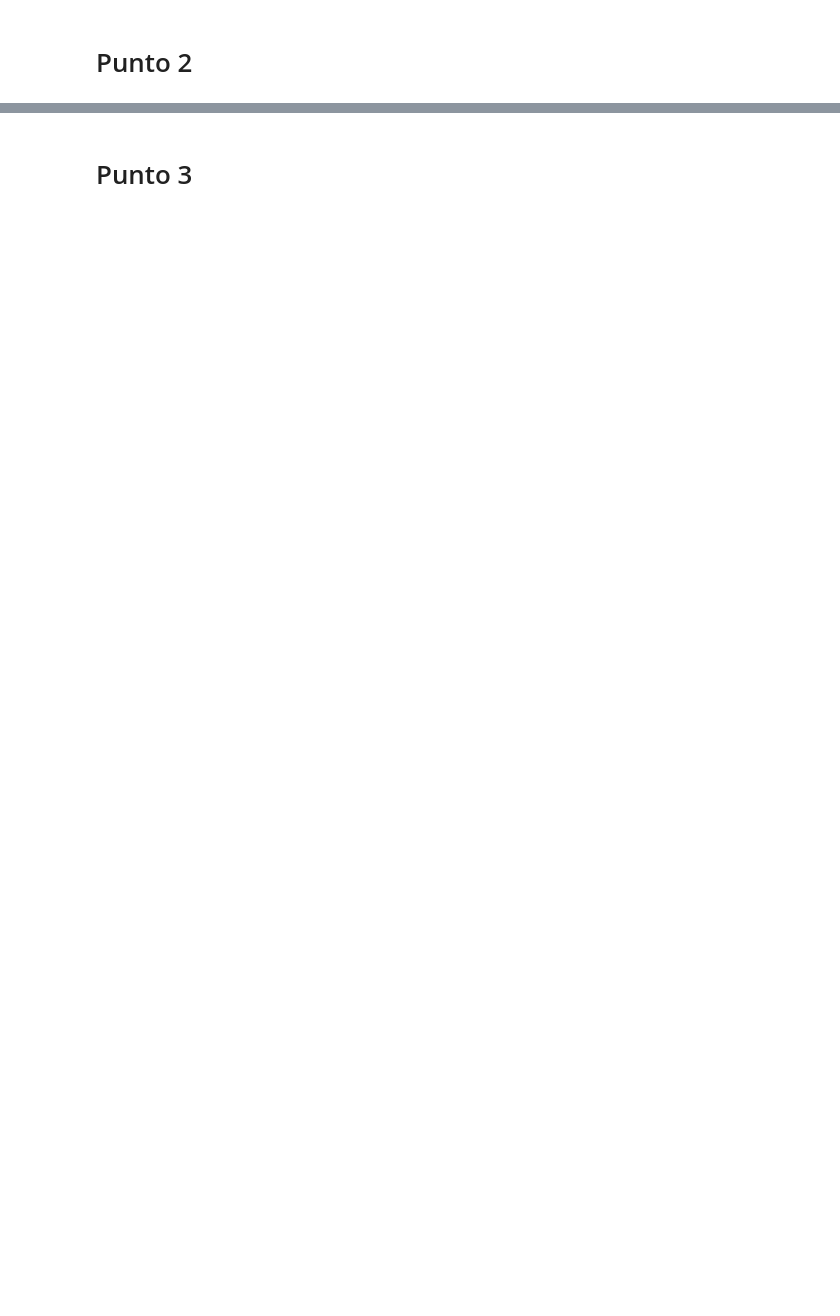
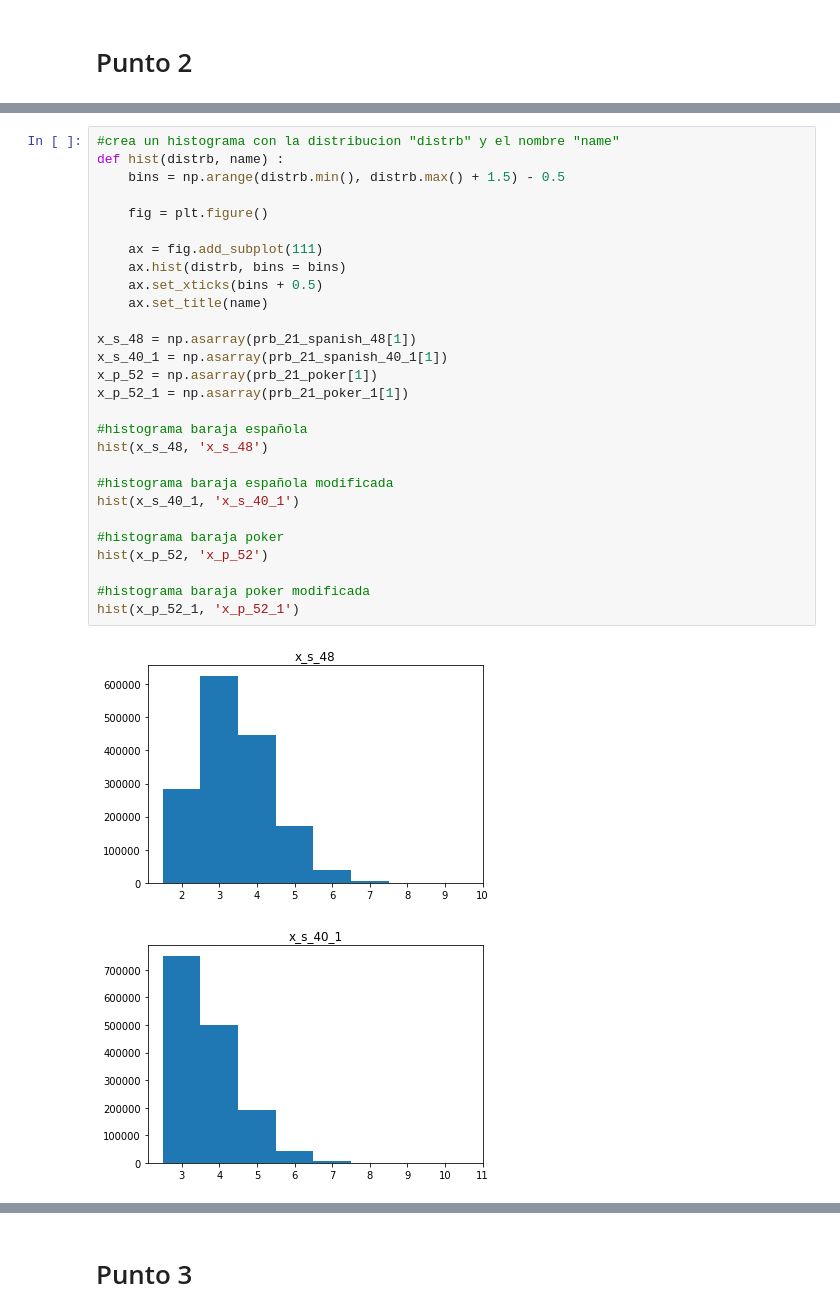
Before and after one commit to santiagoavilaunal/MetNumUN2020II, a Jupyter notebook: lab4/21BlackjackGrClass1StGrooup10.ipynb.ipynb, the cells around one changed output, grey strips where cells are left out. Drawn from its saved outputs; the diff is of its cells as text; blank space fills up the shorter version.

```diff
--- a/lab4/21BlackjackGrClass1StGrooup10.ipynb.ipynb
+++ b/lab4/21BlackjackGrClass1StGrooup10.ipynb.ipynb
@@ -140,0 +87,31 @@ Text(0.5, 1.0, 'x_p_52_1')
+# %%
+#crea un histograma con la distribucion "distrb" y el nombre "name"
+def hist(distrb, name) :
+    bins = np.arange(distrb.min(), distrb.max() + 1.5) - 0.5
+
+    fig = plt.figure()
+
+    ax = fig.add_subplot(111)
+    ax.hist(distrb, bins = bins)
+    ax.set_xticks(bins + 0.5)
+    ax.set_title(name)
+
+x_s_48 = np.asarray(prb_21_spanish_48[1])
+x_s_40_1 = np.asarray(prb_21_spanish_40_1[1])
+x_p_52 = np.asarray(prb_21_poker[1])
+x_p_52_1 = np.asarray(prb_21_poker_1[1])
+
+#histograma baraja española
+hist(x_s_48, 'x_s_48')
+
+#histograma baraja española modificada
+hist(x_s_40_1, 'x_s_40_1')
+
+#histograma baraja poker
+hist(x_p_52, 'x_p_52')
+
+#histograma baraja poker modificada
+hist(x_p_52_1, 'x_p_52_1')
+# %% [output]
+[figure, added]
+[figure, added]
```
Also changed, not shown: parts of 15 cells of this notebook.
